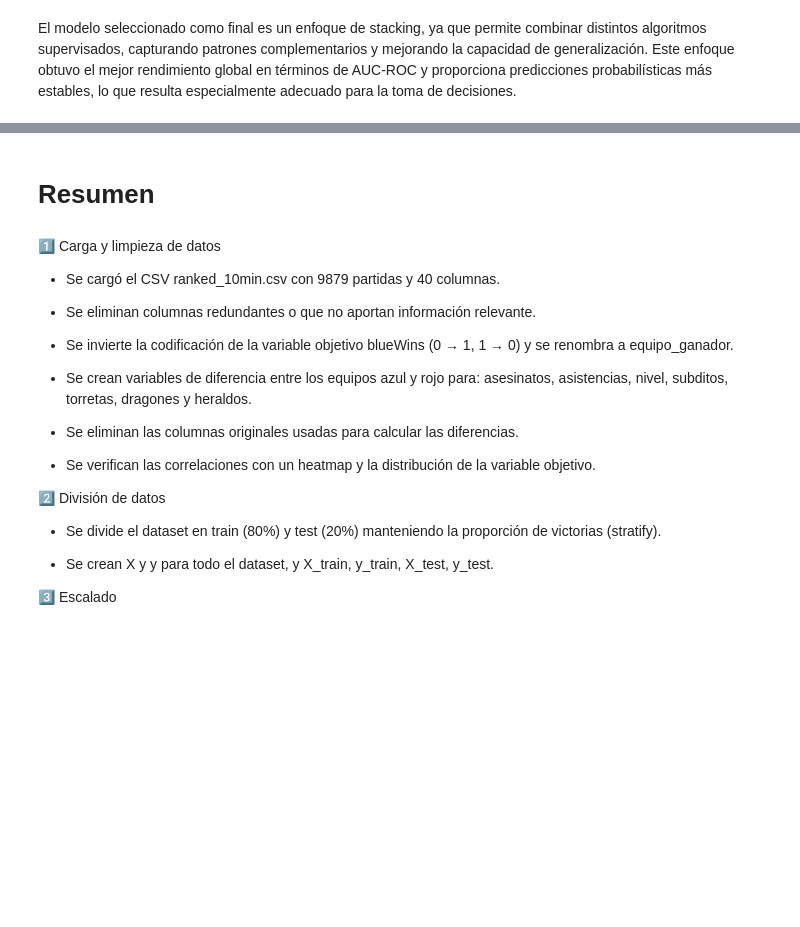
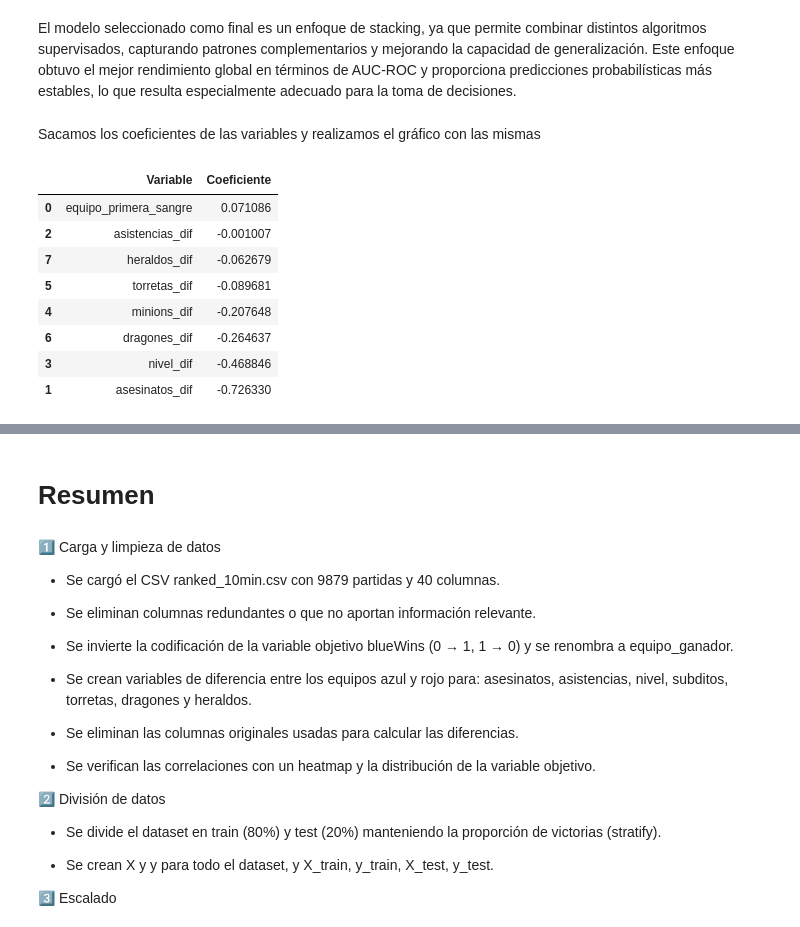
Before and after one commit to davidlajas/min10-win-predict, a Jupyter notebook: docs/memoria.ipynb, the cells around one changed output, grey strips where cells are left out. Drawn from its saved outputs; the diff is of its cells as text; code cells hidden in the pictures; blank space fills up the shorter version.

```diff
--- a/docs/memoria.ipynb
+++ b/docs/memoria.ipynb
@@ -871,2 +939,27 @@ with open("../models/final_model_stacking.pkl", "wb") as f:
 # %% [markdown]
 El modelo seleccionado como final es un enfoque de stacking, ya que permite combinar distintos algoritmos supervisados, capturando patrones complementarios y mejorando la capacidad de generalización. Este enfoque obtuvo el mejor rendimiento global en términos de AUC-ROC y proporciona predicciones probabilísticas más estables, lo que resulta especialmente adecuado para la toma de decisiones.
+# %% [markdown]
+Sacamos los coeficientes de las variables y realizamos el gráfico con las mismas
+# %%
+nombres_variables = X_train.columns
+
+# Coeficientes del modelo
+coeficientes = lr.coef_[0]
+
+# Crear DataFrame
+df_coef = pd.DataFrame({
+    "Variable": nombres_variables,
+    "Coeficiente": coeficientes
+}).sort_values(by="Coeficiente", ascending=False)
+
+df_coef
+# %% [output]
+|  | Variable | Coeficiente |
+| 0 | equipo_primera_sangre | 0.071086 |
+| 2 | asistencias_dif | -0.001007 |
+| 7 | heraldos_dif | -0.062679 |
+| 5 | torretas_dif | -0.089681 |
+| 4 | minions_dif | -0.207648 |
+| 6 | dragones_dif | -0.264637 |
+| 3 | nivel_dif | -0.468846 |
+| 1 | asesinatos_dif | -0.726330 |
```
Also changed, not shown: parts of 30 cells of this notebook, 12 other files.
